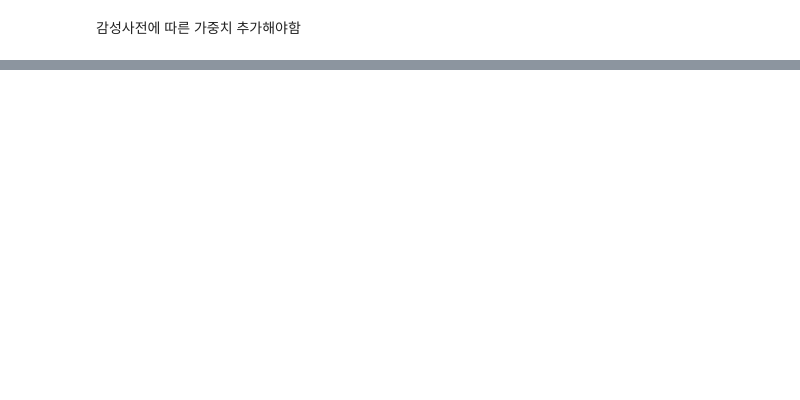
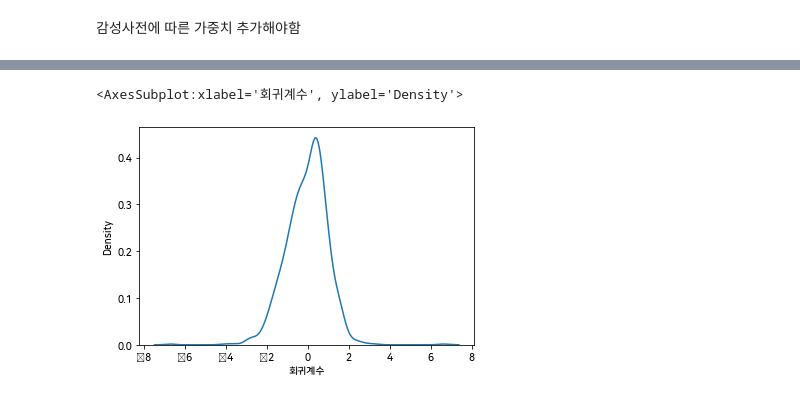
Before and after one commit to LeeKunHa/Construct-Sentiment-Dictionary-for-Companies-Conducting-Eco-Friendly-Businesses, a Jupyter notebook: visualization.ipynb, the cells around one changed output, grey strips where cells are left out. Drawn from its saved outputs; the diff is of its cells as text; code cells hidden in the pictures; blank space fills up the shorter version.

```diff
--- a/visualization.ipynb
+++ b/visualization.ipynb
@@ -150,0 +175,5 @@ See the caveats in the documentation: https://pandas.pydata.org/pandas-docs/stab
+# %%
+sns.kdeplot(sent['회귀계수']/sent['회귀계수'].std())
+# %% [output]
+<AxesSubplot:xlabel='회귀계수', ylabel='Density'>
+[figure, added]
```
Also changed, not shown: parts of 9 cells of this notebook, 5 other files.
